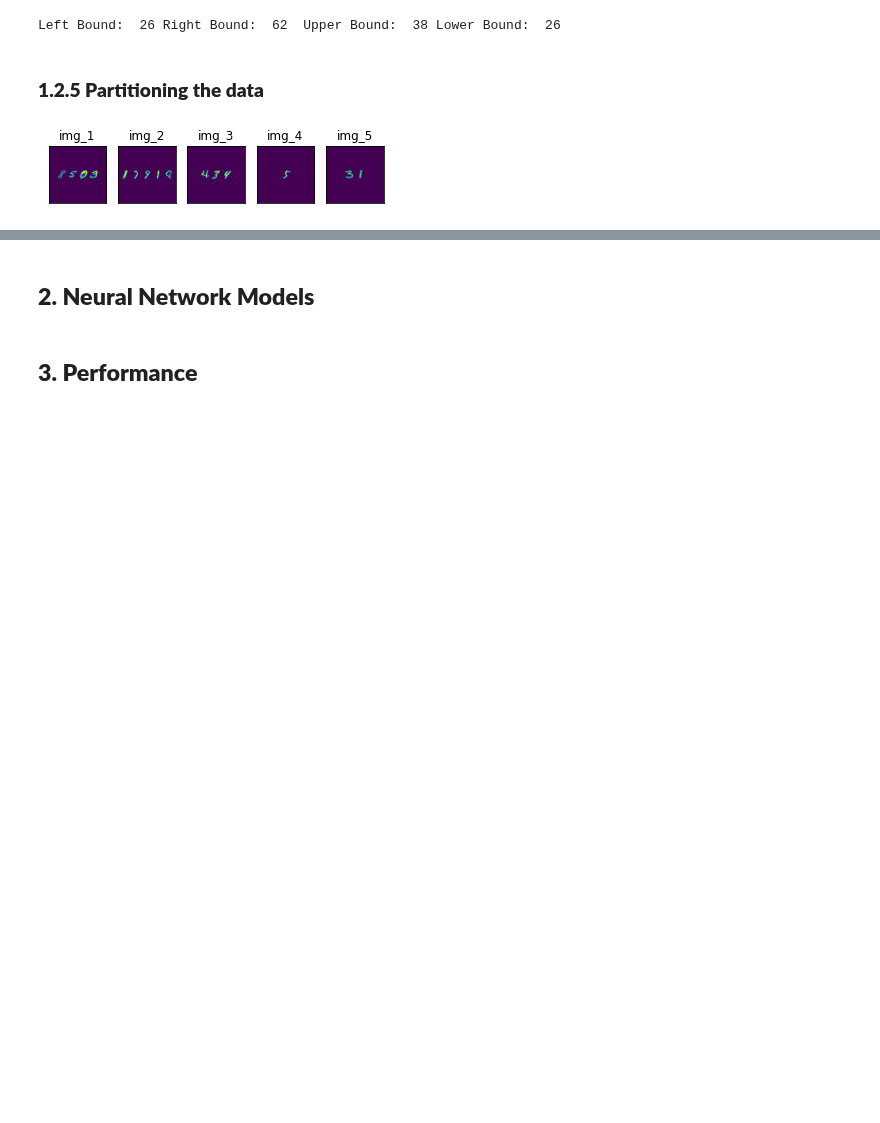
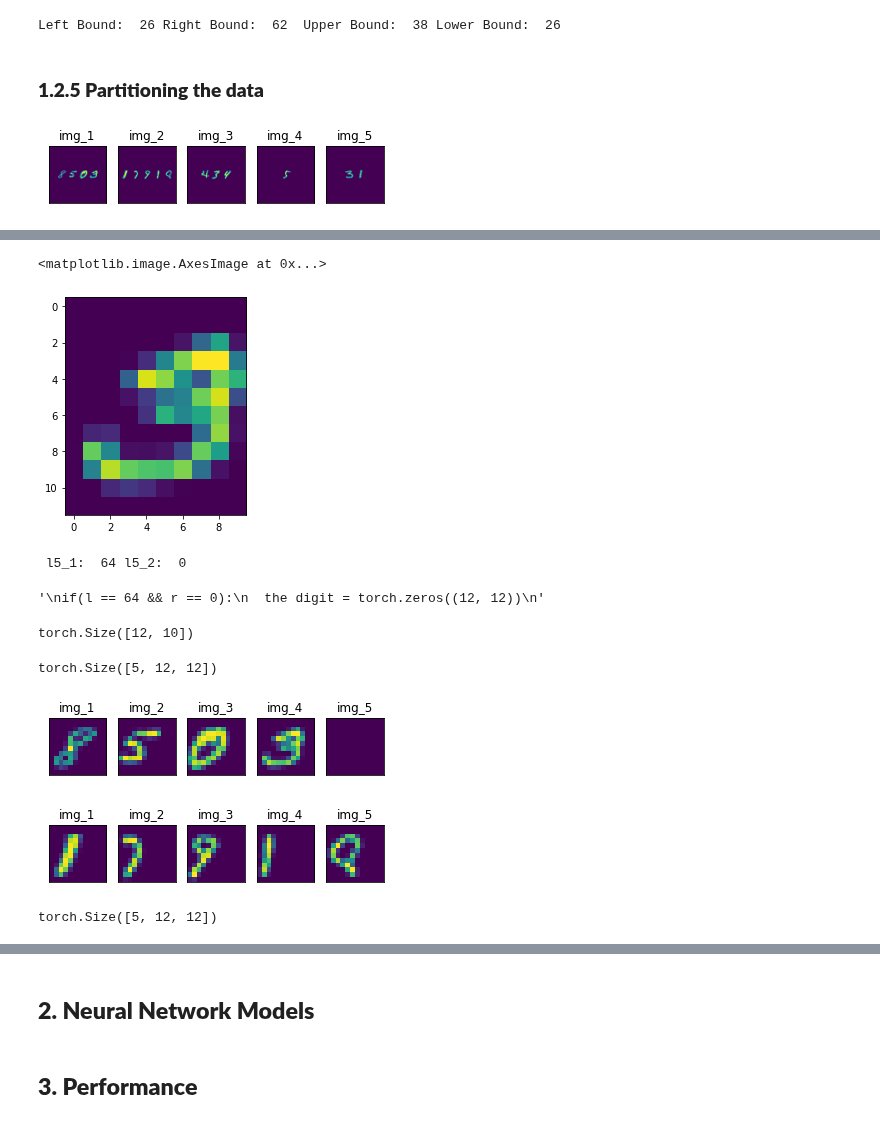
Before and after one commit to du-hr/MNIST-CNN, a Jupyter notebook: MiniProject_3.ipynb, the cells around one changed output, grey strips where cells are left out. Saved outputs shown, nothing was run; the diff lists cells and outputs as text; code cells hidden in the pictures; blank space fills up the shorter version.

Commit message:
partitioned images for several data points (but failed to do so for the entire dataset)

```diff
--- a/MiniProject_3.ipynb
+++ b/MiniProject_3.ipynb
@@ -447,0 +321,4 @@ for i in range(5):
+# %%
+x_try = X_train[0].reshape(64, 64)
+#x_try = np.float32(x_try).reshape(64, 64)
+plt.imshow(x_try)
@@ -447,0 +328,31 @@ for i in range(5):
+# %%
+def leftBound_digit(x, initial_column):
+  N = x.shape[1] #column
+  leftBound = 0
+  bound = torch.zeros(x[:, 0].shape)
+  for i in list(range(initial_column, N)):
+    if torch.all(torch.eq(x[:, i], bound)):
+      leftBound = i + 1
+    else:
+      break
+  return leftBound
+# %%
+def rightBound_digit(x, initial_column):
+  N = x.shape[1] #column
+  leftBound = 0
+  bound = torch.zeros(x[:, 0].shape)
+  for i in list(range(initial_column, N)):
+    if torch.all(torch.eq(x[:, i], bound)) == False:
+      leftBound = i + 1
+    else:
+      break
+  return leftBound
+# %%
+l1_1 = leftBound_digit(x_try, 0)
+l1_2 = rightBound_digit(x_try, l1_1)
+l2_1 = leftBound_digit(x_try, l1_2)
+l2_2 = rightBound_digit(x_try, l2_1)
+l3_1 = leftBound_digit(x_try, l2_2)
+l3_2 = rightBound_digit(x_try, l3_1)
+l4_1 = leftBound_digit(x_try, l3_2)
+l4_2 = rightBound_digit(x_try, l4_1)
@@ -447,0 +374,20 @@ for i in range(5):
+# %%
+plt.imshow(x_try[26:38 ,l4_1:l4_2])
+# %% [output]
+<matplotlib.image.AxesImage at 0x...>
+[figure, added]
+# %%
+l5_1 = leftBound_digit(x_try, l4_2)
+l5_2 = rightBound_digit(x_try, l5_1)
+print(" l5_1: ", l5_1, "l5_2: ", l5_2) #think about how to handle this
+'''
+if(l == 64 && r == 0):
+  the digit = torch.zeros((12, 12))
+'''
+# %% [output]
+ l5_1:  64 l5_2:  0
+'\nif(l == 64 && r == 0):\n  the digit = torch.zeros((12, 12))\n'
+# %%
+x_try[26:38,l1_1:l1_2].shape
+# %% [output]
+torch.Size([12, 10])
@@ -447,0 +408,12 @@ for i in range(5):
+# %%
+x_try0 = torch.stack((x_try1, x_try2, x_try3, x_try4, x_try5))
+x_try0.shape
+# %% [output]
+torch.Size([5, 12, 12])
+# %%
+for i in range(5):
+    plt.subplot(1,5,i+1),plt.imshow(x_try0[i, :, :])
+    plt.title(titles[i])
+    plt.xticks([]),plt.yticks([])
+# %% [output]
+[figure, added]
@@ -447,0 +475,12 @@ for i in range(5):
+# %%
+X_1_part = partition_image(X_1)
+for i in range(5):
+    plt.subplot(1,5,i+1),plt.imshow(X_1_part[i, :, :])
+    plt.title(titles[i])
+    plt.xticks([]),plt.yticks([])
+# %% [output]
+[figure, added]
+# %%
+X_1_part.shape
+# %% [output]
+torch.Size([5, 12, 12])
```
Also changed, not shown: parts of 40 cells of this notebook.
